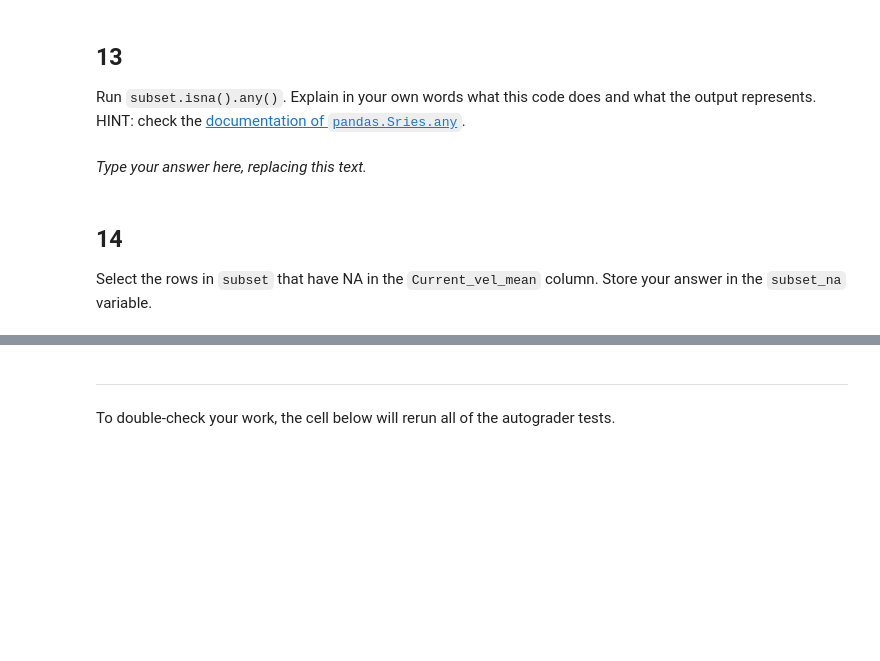
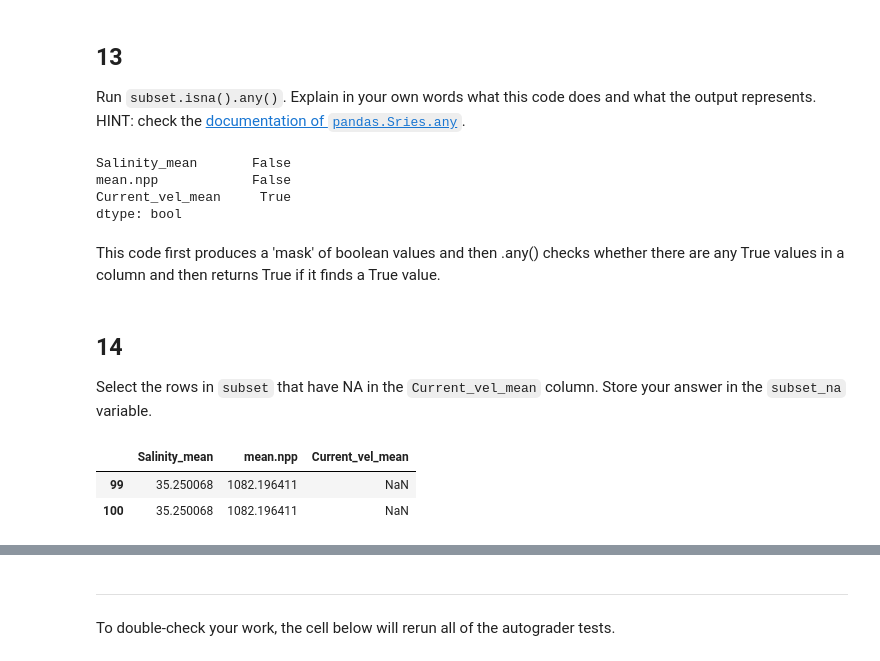
Before and after one commit to ashrcho/eds220-hwk1, a Jupyter notebook: task2/hwk1-task2-corals.ipynb, the cells around one changed output, grey strips where cells are left out. Saved outputs shown, nothing was run; the diff lists cells and outputs as text; code cells hidden in the pictures; blank space fills up the shorter version.

```diff
--- a/task2/hwk1-task2-corals.ipynb
+++ b/task2/hwk1-task2-corals.ipynb
@@ -398,13 +398,26 @@ subset.isna()
 
 ## 13
 Run `subset.isna().any()`. Explain in your own words what this code does and what the output represents. HINT: check the [documentation of `pandas.Sries.any`](https://pandas.pydata.org/docs/reference/api/pandas.Series.any.html).
-# %% [markdown]
-_Type your answer here, replacing this text._
+# %%
+subset.isna().any()
+# %% [output]
+Salinity_mean       False
+mean.npp            False
+Current_vel_mean     True
+dtype: bool
+# %% [markdown]
+This code first produces a 'mask' of boolean values and then .any() checks whether there are any True values in a column and then returns True if it finds a True value.
 # %% [markdown]
 <!-- END QUESTION -->
 
 ## 14
 
 Select the rows in `subset` that have NA in the `Current_vel_mean` column. Store your answer in the `subset_na` variable.
+# %%
+subset_na = subset[subset['Current_vel_mean'].isna() == True]
 # %%
-subset_na = ...
+subset_na
+# %% [output]
+|  | Salinity_mean | mean.npp | Current_vel_mean |
+| 99 | 35.250068 | 1082.196411 | NaN |
+| 100 | 35.250068 | 1082.196411 | NaN |
```
Also changed, not shown: parts of 4 cells of this notebook.
